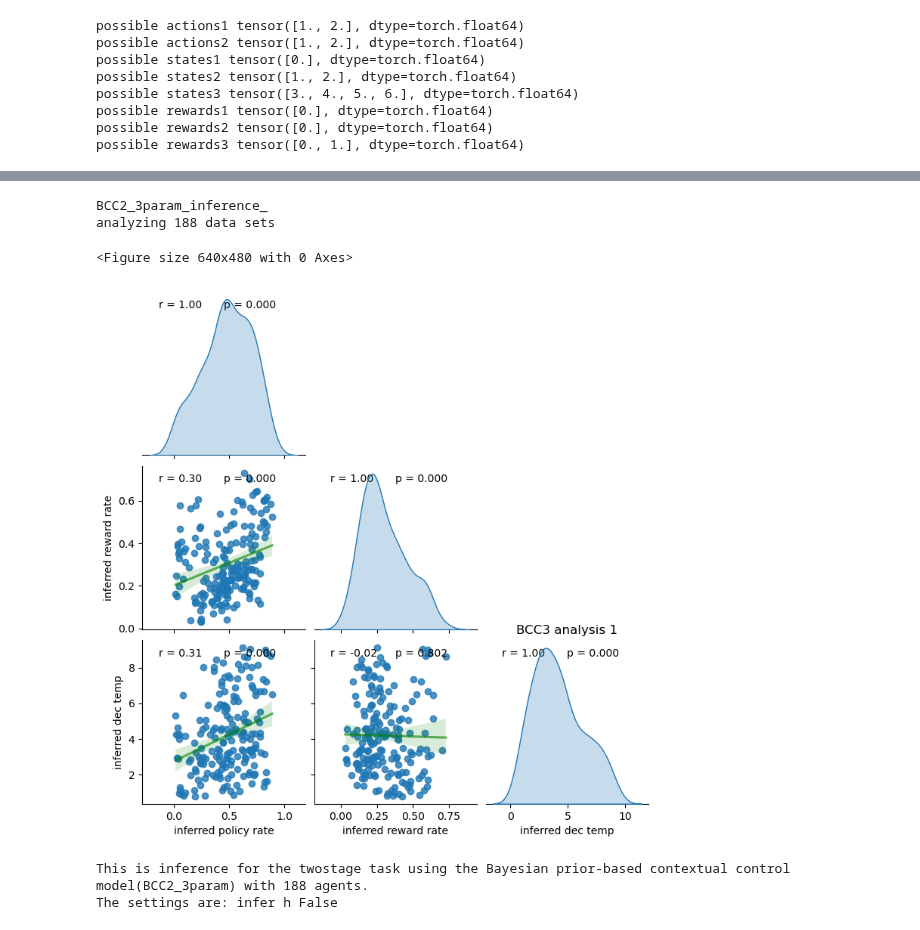
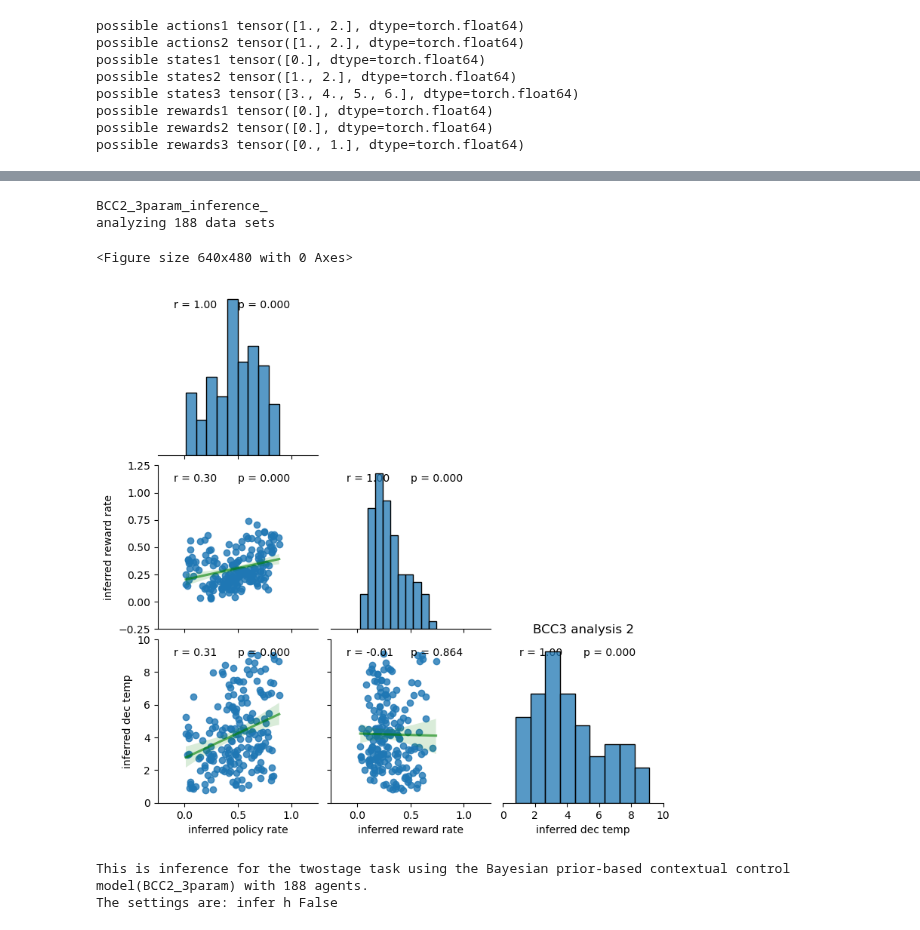
Before and after one commit to SSchwoebel/BayesianTwoStageTaskAnalysis, a Jupyter notebook: 5_analyze_inference.ipynb, the cells around one changed output, grey strips where cells are left out. Drawn from its saved outputs; the diff is of its cells as text; code cells hidden in the pictures.

```diff
--- a/5_analyze_inference.ipynb
+++ b/5_analyze_inference.ipynb
@@ -175,7 +175,7 @@ possible rewards1 tensor([0.], dtype=torch.float64)
 possible rewards2 tensor([0.], dtype=torch.float64)
 possible rewards3 tensor([0., 1.], dtype=torch.float64)
 # %%
-def load_BCC_resutls(infer_h, base_dir, global_experiment_parameters, valid, fname_base, num_steps, data, param_names):
+def load_BCC_results(infer_h, base_dir, global_experiment_parameters, valid, fname_base, num_steps, data, param_names):
 
     # set up agent
     bayes_agent = ru.set_up_Bayesian_inference_agent(n_agents, infer_h, base_dir, global_experiment_parameters, valid, remove_old=False)
@@ -232,16 +232,20 @@ if fname_base[:-1] not in os.listdir(inference_folder):
 
 num_steps = 600
 
-BCC3_1_mean_df, BCC3_1_sample_df = load_BCC_resutls(infer_h, base_dir, global_experiment_parameters, exp_mask, fname_base, num_steps, data, param_names)
+BCC3_1_mean_df, BCC3_1_sample_df = load_BCC_results(infer_h, base_dir, global_experiment_parameters, exp_mask, fname_base, num_steps, data, param_names)
 
 param_ranges = [[0,1], [0,1], [0,max_dt]]
+param_plot_ranges = [[-0.25,1.25], [-0.25,1.25], [0,10]]
 
 plt.figure()
 vars_of_interest = ["inferred "+name for name in param_names]
-f = sns.pairplot(data=BCC3_1_mean_df, kind='reg', diag_kind="kde", corner=True,
+f = sns.pairplot(data=BCC3_1_mean_df, kind='reg', diag_kind="hist", corner=True,
                     plot_kws={'line_kws': {'color': 'green', 'alpha': 0.6}},
                     x_vars=vars_of_interest, y_vars=vars_of_interest)
 f.map(ru.annot_corrfunc)
+for p, p_range in enumerate(param_plot_ranges):
+    f.axes[2,p].set_xlim(p_range)
+    f.axes[p,0].set_ylim(p_range)
 plt.title("BCC3 analysis 1")
 #plt.savefig(os.path.join(base_dir, fname_str+"_pairplot_means_inferred_corr.svg"))
 plt.show()
@@ -278,37 +282,41 @@ max_dt = 6
 # prepare for saving results
 # make base filename and folder string
 fname_base = prefix+h_str+"_inference_"
 print(fname_base)
 # define folder where we want to save data
 base_dir = os.path.join(inference_folder,fname_base[:-1])
 
 # make directory if it doesnt exist
 if fname_base[:-1] not in os.listdir(inference_folder):
     os.mkdir(base_dir)
 
 num_steps = 600
 
-BCC3_2_mean_df, BCC3_2_sample_df = load_BCC_resutls(infer_h, base_dir, global_experiment_parameters, exp_mask, fname_base, num_steps, data, param_names)
+BCC3_2_mean_df, BCC3_2_sample_df = load_BCC_results(infer_h, base_dir, global_experiment_parameters, exp_mask, fname_base, num_steps, data, param_names)
 
 param_ranges = [[0,1], [0,1], [0,max_dt]]
+param_plot_ranges = [[-0.25,1.25], [-0.25,1.25], [0,10]]
 
 plt.figure()
 vars_of_interest = ["inferred "+name for name in param_names]
-f = sns.pairplot(data=BCC3_2_mean_df, kind='reg', diag_kind="kde", corner=True,
+f = sns.pairplot(data=BCC3_2_mean_df, kind='reg', diag_kind="hist", corner=True,
                     plot_kws={'line_kws': {'color': 'green', 'alpha': 0.6}},
                     x_vars=vars_of_interest, y_vars=vars_of_interest)
+for p, p_range in enumerate(param_plot_ranges):
+    f.axes[2,p].set_xlim(p_range)
+    f.axes[p,0].set_ylim(p_range)
 f.map(ru.annot_corrfunc)
-plt.title("BCC3 analysis 1")
+plt.title("BCC3 analysis 2")
 #plt.savefig(os.path.join(base_dir, fname_str+"_pairplot_means_inferred_corr.svg"))
 plt.show()
 
 print("This is inference for the twostage task using the "+model_name+"("+prefix+h_str+")"+" with "+str(n_agents)+" agents.")
 print("The settings are: infer h", infer_h)
 # %% [output]
 BCC2_3param_inference_
 analyzing 188 data sets
 <Figure size 640x480 with 0 Axes>
-[figure, old version]
+[figure, new version]
 This is inference for the twostage task using the Bayesian prior-based contextual control model(BCC2_3param) with 188 agents.
 The settings are: infer h False
 # %%
```
Also changed, not shown: parts of 6 cells of this notebook, 2 other files.
